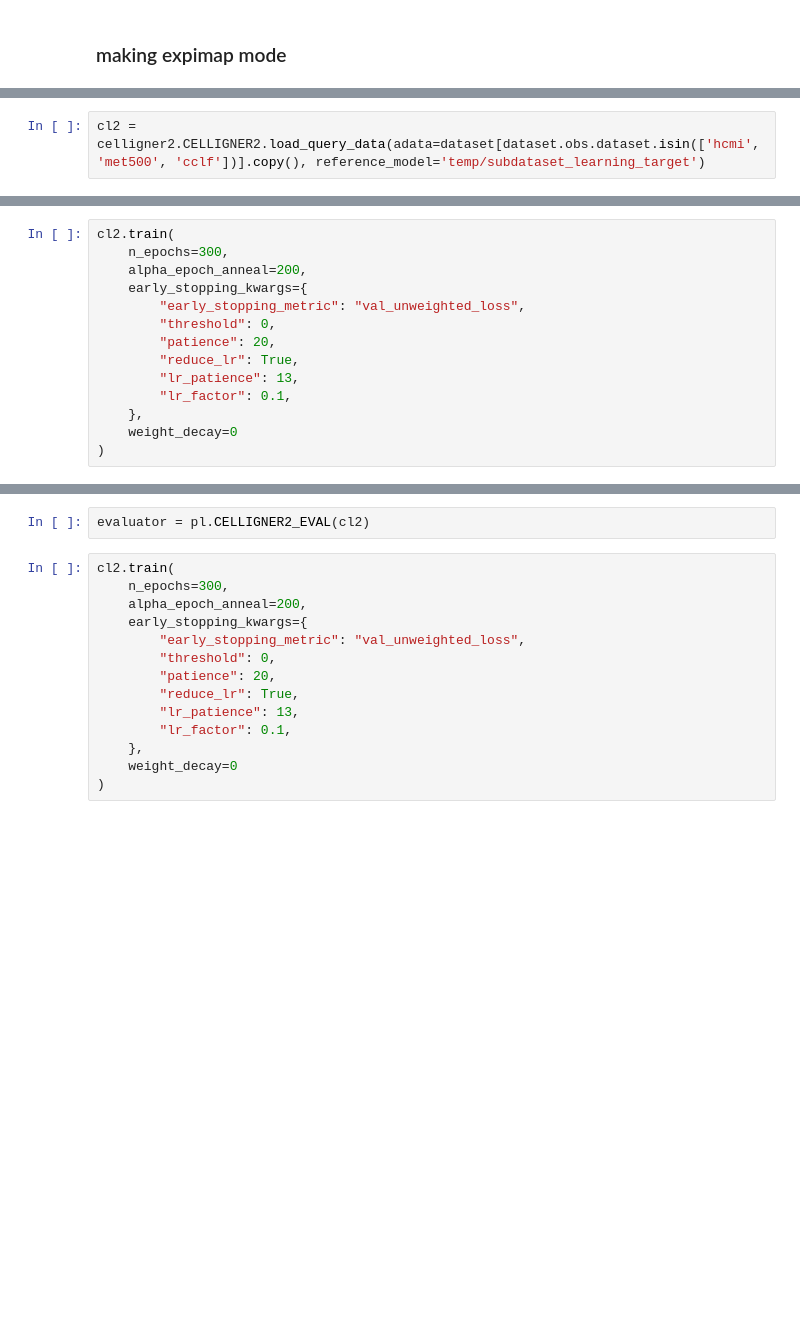
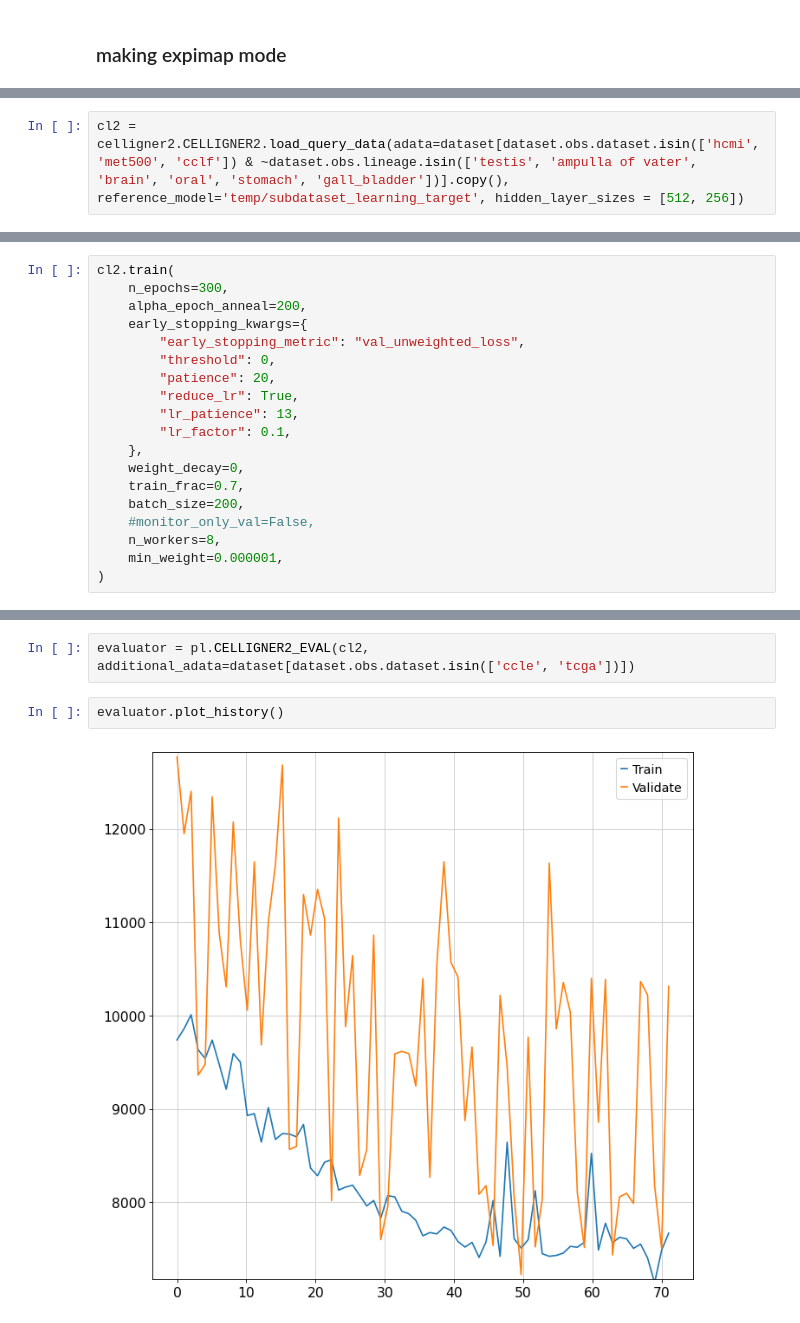
Before and after one commit to broadinstitute/celligner2, a Jupyter notebook: Celligner2-trial-3.ipynb, the cells around one changed output, grey strips where cells are left out. Drawn from its saved outputs; the diff is of its cells as text; blank space fills up the shorter version.

```diff
--- a/Celligner2-trial-3.ipynb
+++ b/Celligner2-trial-3.ipynb
@@ -571,3 +462,3 @@ iLISI score...
 # %%
-cl2 = celligner2.CELLIGNER2.load_query_data(adata=dataset[dataset.obs.dataset.isin(['hcmi', 'met500', 'cclf'])].copy(), reference_model='temp/subdataset_learning_target')
+cl2 = celligner2.CELLIGNER2.load_query_data(adata=dataset[dataset.obs.dataset.isin(['hcmi', 'met500', 'cclf']) & ~dataset.obs.lineage.isin(['testis', 'ampulla of vater', 'brain', 'oral', 'stomach', 'gall_bladder'])].copy(), reference_model='temp/subdataset_learning_target', hidden_layer_sizes = [512, 256])
 # %% [output]
@@ -600,6 +491,11 @@ cl2.train(
         "lr_patience": 13,
         "lr_factor": 0.1,
     },
-    weight_decay=0
+    weight_decay=0,
+    train_frac=0.7,
+    batch_size=200,
+    #monitor_only_val=False,
+    n_workers=8,
+    min_weight=0.000001,
 )
 # %% [output]
@@ -630,16 +528,6 @@ Best State was in Epoch 135
 # %%
-evaluator = pl.CELLIGNER2_EVAL(cl2)
+evaluator = pl.CELLIGNER2_EVAL(cl2, additional_adata=dataset[dataset.obs.dataset.isin(['ccle', 'tcga'])])
-# %%
-cl2.train(
-    n_epochs=300,
-    alpha_epoch_anneal=200,
-    early_stopping_kwargs={
-        "early_stopping_metric": "val_unweighted_loss",
-        "threshold": 0,
-        "patience": 20,
-        "reduce_lr": True,
-        "lr_patience": 13,
-        "lr_factor": 0.1,
-    },
-    weight_decay=0
-)
+# %%
+evaluator.plot_history()
+# %% [output]
+[figure, added]
```
Also changed, not shown: parts of 37 cells of this notebook, 6 other files.
